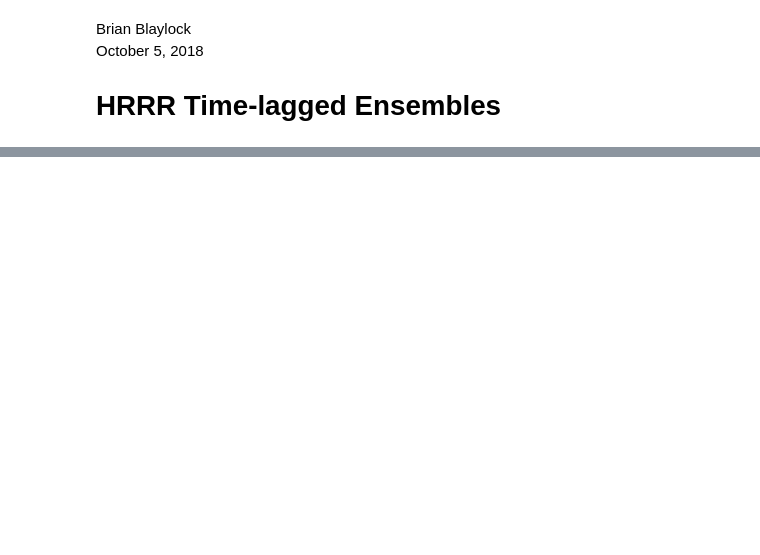
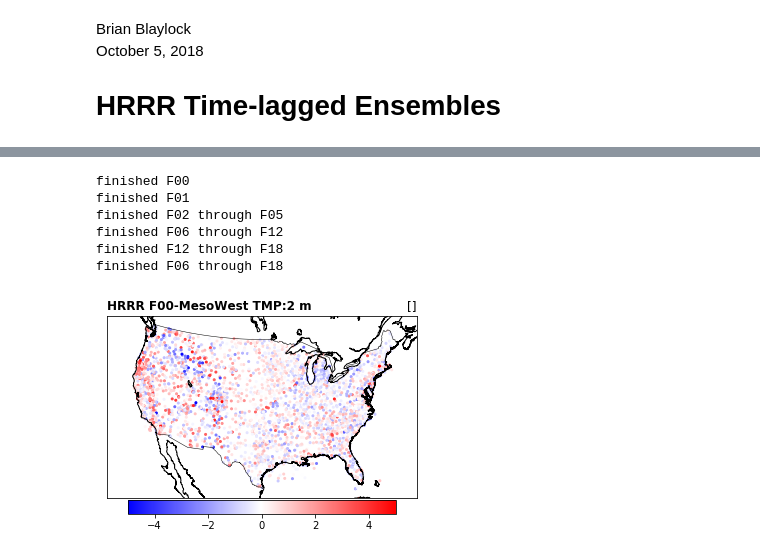
Before and after one commit to blaylockbk/pyBKB_v3, a Jupyter notebook: HRRR_TLE_exploration.ipynb, the cells around one changed output, grey strips where cells are left out. Saved outputs shown, nothing was run; the diff lists cells and outputs as text; code cells hidden in the pictures; blank space fills up the shorter version.

```diff
--- a/HRRR_TLE_exploration.ipynb
+++ b/HRRR_TLE_exploration.ipynb
@@ -132,0 +126,48 @@ if
+# %%
+# HRRR F00 value at each point
+H_dic = {'value': HH[0],
+         'lat': lat,
+         'lon': lon,
+         'valid': validDATE}
+a['HRRR F00'] = np.array([pluck_hrrr_point(H_dic, lat=a['LAT'][i], lon=a['LON'][i], verbose=False)[1] for i in range(len(a['STID']))])
+print("finished F00")
+
+# HRRR F01 value at each point
+H_dic = {'value': HH[1],
+         'lat': lat,
+         'lon': lon,
+         'valid': validDATE}
+a['HRRR F01'] = np.array([pluck_hrrr_point(H_dic, lat=a['LAT'][i], lon=a['LON'][i], verbose=False)[1] for i in range(len(a['STID']))])
+print("finished F01")
+
+# HRRR TLE Mean at each point
+for i in range(len(forecasts)):
+    H_dic = {'value': np.mean(forecasts[i]['data'], axis=0),
+             'lat': lat,
+             'lon': lon,
+             'valid': validDATE}
+    a['HRRR'+forecasts[i]['name']] = np.array([pluck_hrrr_point(H_dic, lat=a['LAT'][i], lon=a['LON'][i], verbose=False)[1] for i in range(len(a['STID']))])
+    print("finished", forecasts[i]['name'])
+# %% [output]
+finished F00
+finished F01
+finished F02 through F05
+finished F06 through F12
+finished F12 through F18
+finished F06 through F18
+# %%
+cmap = cm_temp()
+m.scatter(a['LON'], a['LAT'], c=a['HRRR F00']-a['air_temp'],
+          s=4,
+          cmap='bwr',
+          vmax=5,
+          vmin=-5,
+          latlon=True,)
+plt.colorbar(orientation='horizontal', pad=.01, shrink=.8)
+m.drawcoastlines()
+m.drawcountries()
+
+plt.title('HRRR F00-MesoWest %s' % variable, loc='left', fontweight='semibold');
+plt.title('%s' % a['DATETIME'], loc='right');
+# %% [output]
+[figure, added]
```
Also changed, not shown: parts of 12 cells of this notebook, 3 other files.
